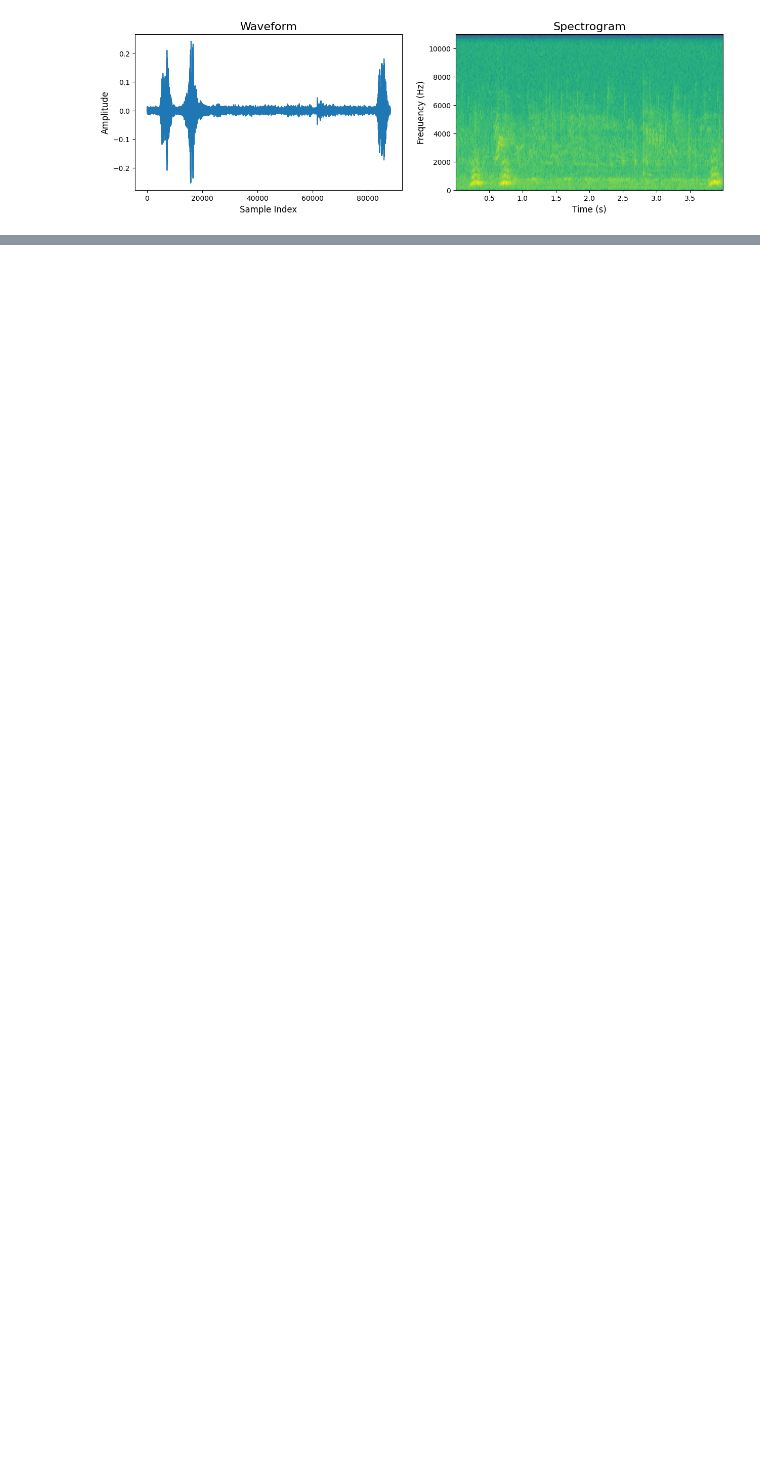
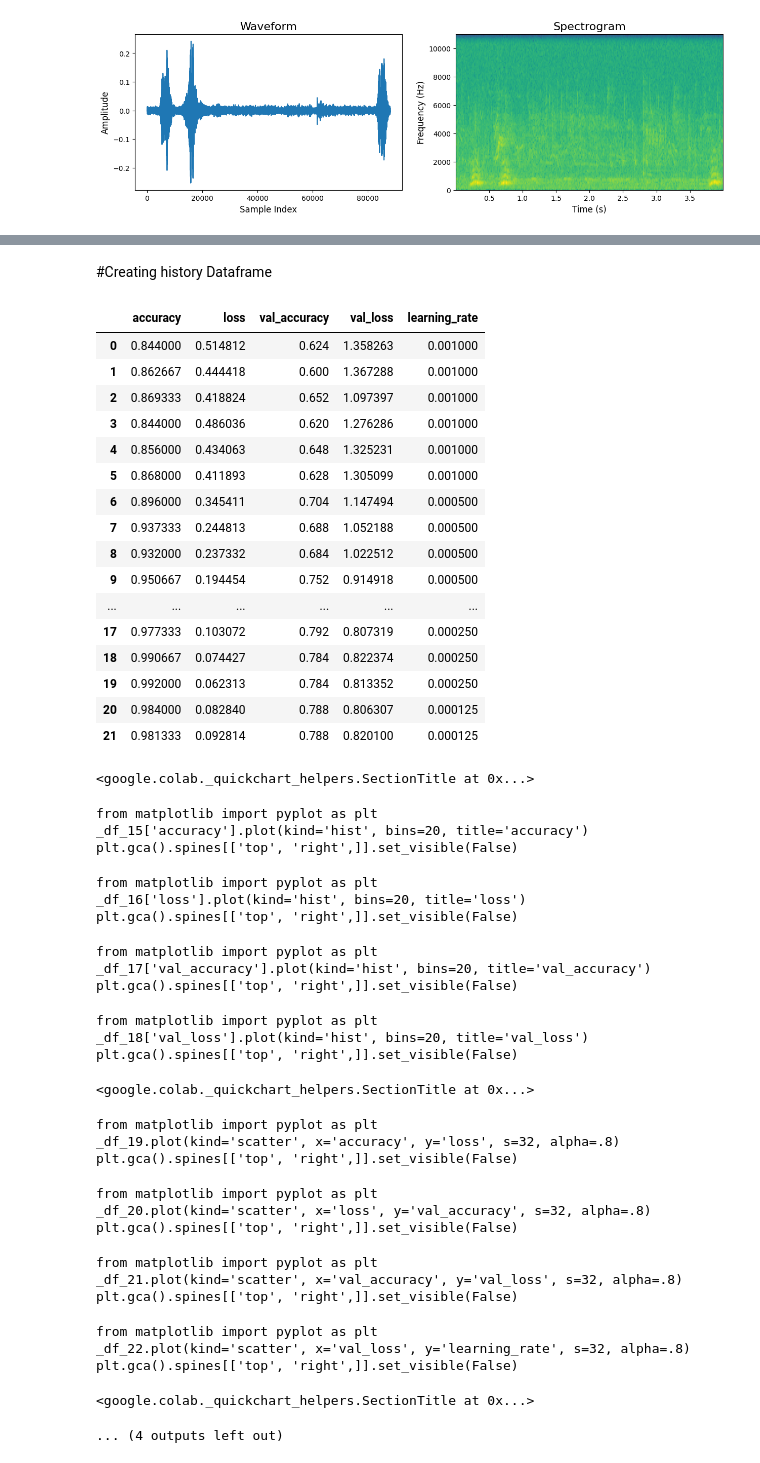
Before and after one commit to Arwan1/dog-repo, a Jupyter notebook: Dog_classification_project3.ipynb, the cells around one changed output, grey strips where cells are left out. Cells and saved outputs as stored; diff of their text form; code cells hidden in the pictures; blank space fills up the shorter version.

```diff
--- a/Dog_classification_project3.ipynb
+++ b/Dog_classification_project3.ipynb
@@ -221,0 +466,2 @@ Class : dog_emotion_frustration
+# %% [markdown]
+#Creating history Dataframe
@@ -221,0 +470,48 @@ Class : dog_emotion_frustration
+# %%
+historyDf.head(22)
+# %% [output]
+|  | accuracy | loss | val_accuracy | val_loss | learning_rate |
+| 0 | 0.844000 | 0.514812 | 0.624 | 1.358263 | 0.001000 |
+| 1 | 0.862667 | 0.444418 | 0.600 | 1.367288 | 0.001000 |
+| 2 | 0.869333 | 0.418824 | 0.652 | 1.097397 | 0.001000 |
+| 3 | 0.844000 | 0.486036 | 0.620 | 1.276286 | 0.001000 |
+| 4 | 0.856000 | 0.434063 | 0.648 | 1.325231 | 0.001000 |
+| 5 | 0.868000 | 0.411893 | 0.628 | 1.305099 | 0.001000 |
+| 6 | 0.896000 | 0.345411 | 0.704 | 1.147494 | 0.000500 |
+| 7 | 0.937333 | 0.244813 | 0.688 | 1.052188 | 0.000500 |
+| 8 | 0.932000 | 0.237332 | 0.684 | 1.022512 | 0.000500 |
+| 9 | 0.950667 | 0.194454 | 0.752 | 0.914918 | 0.000500 |
+| ... | ... | ... | ... | ... | ... |
+| 17 | 0.977333 | 0.103072 | 0.792 | 0.807319 | 0.000250 |
+| 18 | 0.990667 | 0.074427 | 0.784 | 0.822374 | 0.000250 |
+| 19 | 0.992000 | 0.062313 | 0.784 | 0.813352 | 0.000250 |
+| 20 | 0.984000 | 0.082840 | 0.788 | 0.806307 | 0.000125 |
+| 21 | 0.981333 | 0.092814 | 0.788 | 0.820100 | 0.000125 |
+<google.colab._quickchart_helpers.SectionTitle at 0x...>
+from matplotlib import pyplot as plt
+_df_15['accuracy'].plot(kind='hist', bins=20, title='accuracy')
+plt.gca().spines[['top', 'right',]].set_visible(False)
+from matplotlib import pyplot as plt
+_df_16['loss'].plot(kind='hist', bins=20, title='loss')
+plt.gca().spines[['top', 'right',]].set_visible(False)
+from matplotlib import pyplot as plt
+_df_17['val_accuracy'].plot(kind='hist', bins=20, title='val_accuracy')
+plt.gca().spines[['top', 'right',]].set_visible(False)
+from matplotlib import pyplot as plt
+_df_18['val_loss'].plot(kind='hist', bins=20, title='val_loss')
+plt.gca().spines[['top', 'right',]].set_visible(False)
+<google.colab._quickchart_helpers.SectionTitle at 0x...>
+from matplotlib import pyplot as plt
+_df_19.plot(kind='scatter', x='accuracy', y='loss', s=32, alpha=.8)
+plt.gca().spines[['top', 'right',]].set_visible(False)
+from matplotlib import pyplot as plt
+_df_20.plot(kind='scatter', x='loss', y='val_accuracy', s=32, alpha=.8)
+plt.gca().spines[['top', 'right',]].set_visible(False)
+from matplotlib import pyplot as plt
+_df_21.plot(kind='scatter', x='val_accuracy', y='val_loss', s=32, alpha=.8)
+plt.gca().spines[['top', 'right',]].set_visible(False)
+from matplotlib import pyplot as plt
+_df_22.plot(kind='scatter', x='val_loss', y='learning_rate', s=32, alpha=.8)
+plt.gca().spines[['top', 'right',]].set_visible(False)
+<google.colab._quickchart_helpers.SectionTitle at 0x...>
+... (4 outputs left out)
```
Also changed, not shown: parts of 37 cells of this notebook.
